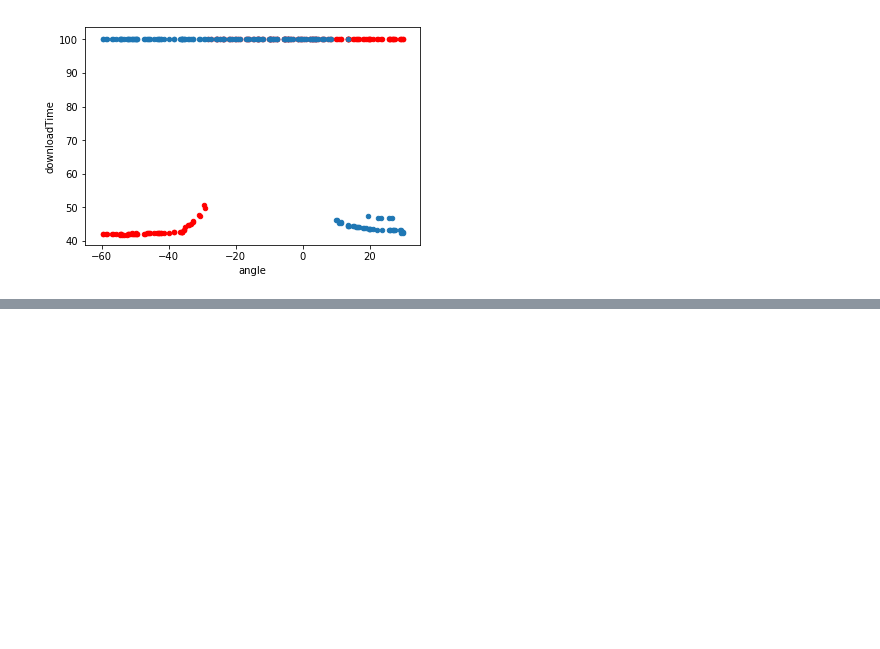
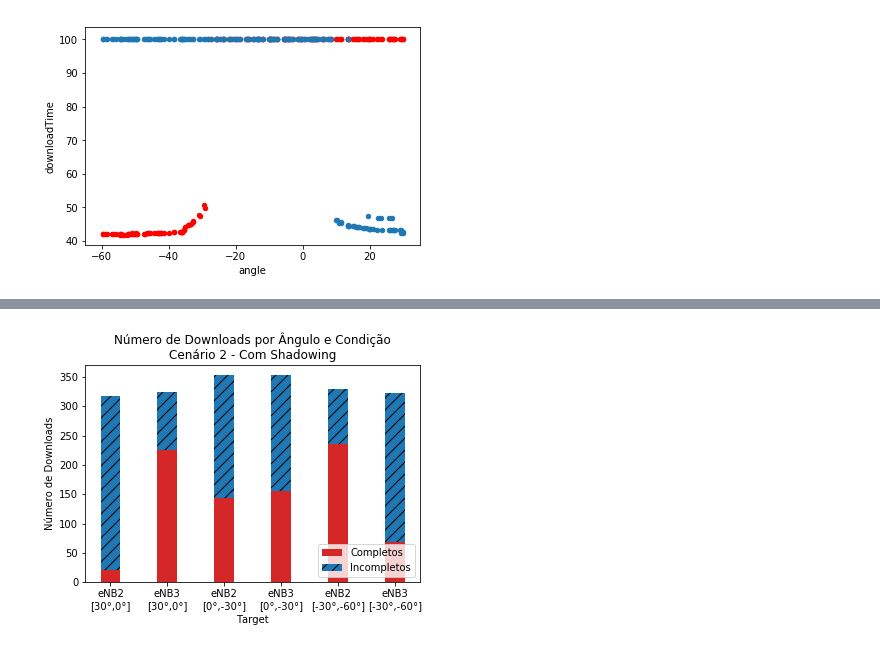
Before and after one commit to ycaroravel/CoverageHolesScenario_ns-3, a Jupyter notebook: charts.ipynb, the cells around one changed output, grey strips where cells are left out. Cells and saved outputs as stored; diff of their text form; code cells hidden in the pictures; blank space fills up the shorter version.

```diff
--- a/charts.ipynb
+++ b/charts.ipynb
@@ -185,0 +249,61 @@ plt.show()
+# %%
+t2_runs = t2.nRun
+t3_runs = t3.nRun
+a3rsrp_runs = a3rsrp.nRun
+a2a4rsrq_runs = a2a4rsrq.nRun
+valid_results = t2[t2.rsrp1==t3.rsrp1].nRun
+valid_runs = set(t2_runs).intersection(t3_runs).intersection(a3rsrp_runs).intersection(a2a4rsrq_runs).intersection(valid_results)
+# %%
+t2 = t2[t2.nRun.isin(valid_runs)]
+t3 = t3[t3.nRun.isin(valid_runs)]
+a3rsrp = a3rsrp[a3rsrp.nRun.isin(valid_runs)]
+a2a4rsrq = a2a4rsrq[a2a4rsrq.nRun.isin(valid_runs)]
+
+t2.reset_index(drop=True, inplace=True)
+t3.reset_index(drop=True, inplace=True)
+a3rsrp.reset_index(drop=True, inplace=True)
+a2a4rsrq.reset_index(drop=True, inplace=True)
+# %%
+t2 = t2.loc[0:999]
+t3 = t3.loc[0:999]
+# %%
+completed = (
+    t2[(t2.angle>0) & (t2.downloadTime!=100.0)].count()[0],
+    t3[(t3.angle>0) & (t3.downloadTime!=100.0)].count()[0],
+
+    t2[(-30<t2.angle) & (t2.angle<0) & (t2.downloadTime!=100.0)].count()[0],
+    t3[(-30<t3.angle) & (t3.angle<0) & (t3.downloadTime!=100.0)].count()[0],
+
+    t2[(-30>t2.angle) & (t2.downloadTime!=100.0)].count()[0],
+    t3[(-30>t3.angle) & (t3.downloadTime!=100.0)].count()[0],
+)
+
+uncompleted = (
+    t2[(t2.angle>0) & (t2.downloadTime==100.0)].count()[0],
+    t3[(t3.angle>0) & (t3.downloadTime==100.0)].count()[0],
+
+    t2[(-30<t2.angle) & (t2.angle<0) & (t2.downloadTime==100.0)].count()[0],
+    t3[(-30<t3.angle) & (t3.angle<0) & (t3.downloadTime==100.0)].count()[0],
+
+    t2[(-30>t2.angle) & (t2.downloadTime==100.0)].count()[0],
+    t3[(-30>t3.angle) & (t3.downloadTime==100.0)].count()[0],
+)
+
+N = 6                 # number of bars
+ind = np.arange(N)    # the x locations for the groups
+width = 0.35          # the width of the bars: can also be len(x) sequence
+
+p1 = plt.bar(ind, completed, width, color='#d62728', align='center')
+p2 = plt.bar(ind, uncompleted, width, bottom=completed, align='center', hatch="//")
+
+plt.ylabel('Número de Downloads')
+plt.xlabel('Target')
+
+plt.title('Número de Downloads por Ângulo e Condição\nCenário 2 - Com Shadowing')
+plt.xticks(ind, ('eNB2\n[30°,0°]', 'eNB3\n[30°,0°]', 'eNB2\n[0°,-30°]', 'eNB3\n[0°,-30°]', 'eNB2\n[-30°,-60°]','eNB3\n[-30°,-60°]'))
+#plt.yticks(np.arange(0, 81, 10))
+plt.legend((p1[0], p2[0]), ('Completos', 'Incompletos'), loc=4)
+
+plt.show()
+# %% [output]
+[figure, added]
```
Also changed, not shown: parts of 5 cells of this notebook, 20 other files.
